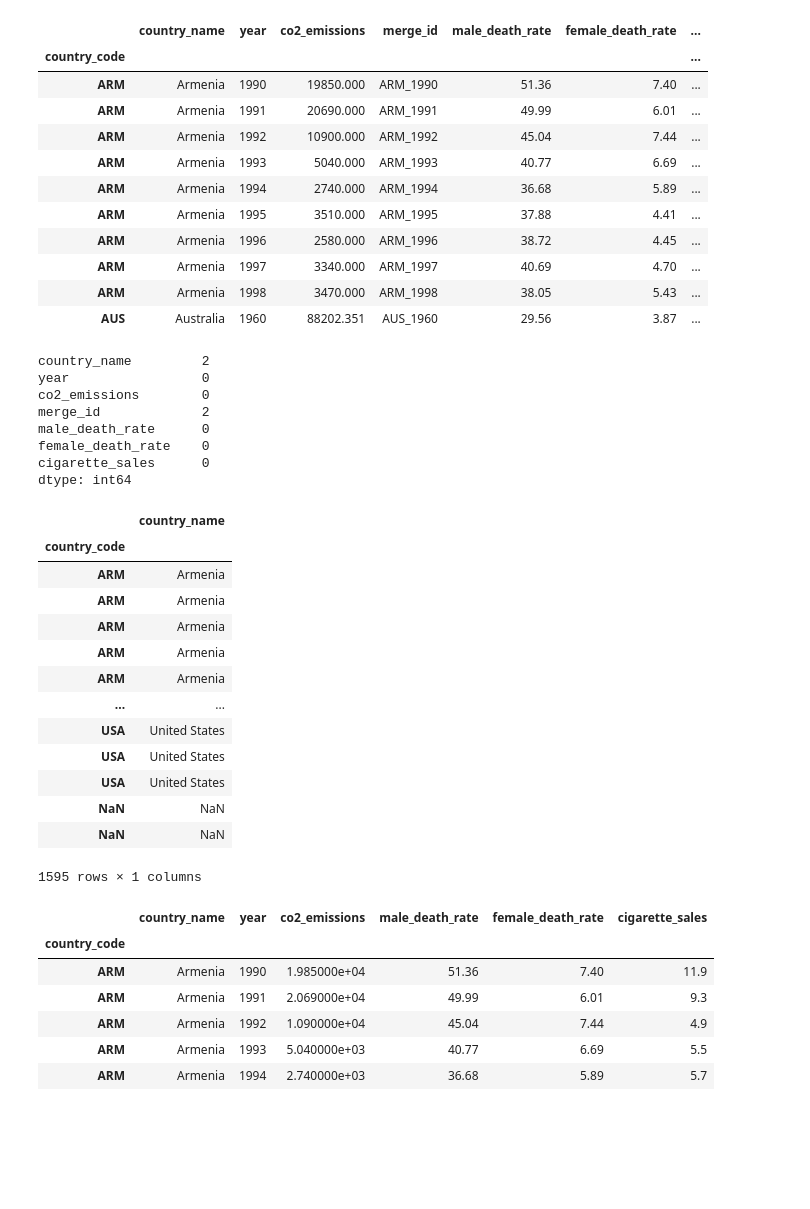
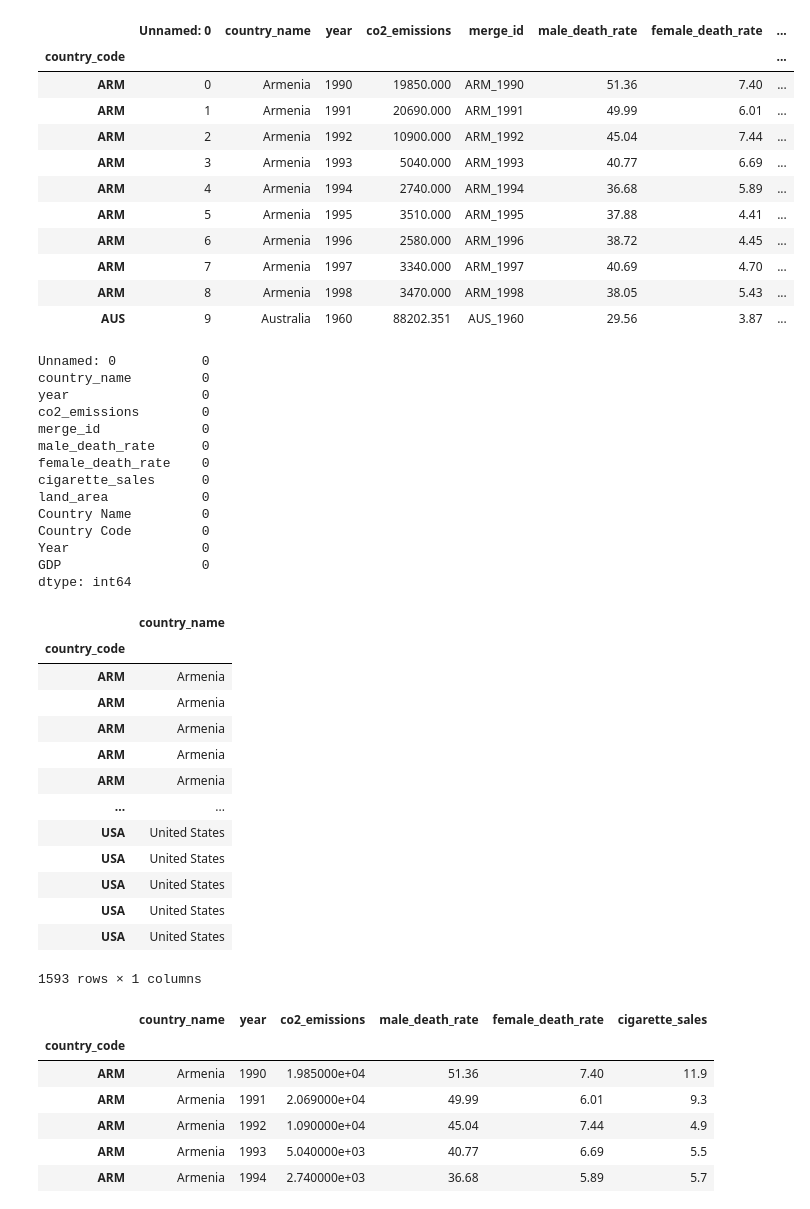
Before and after one commit to mzabrisk/final_project_group6, a Jupyter notebook: machine_learning/clusters_br.ipynb, the cells around one changed output. Drawn from its saved outputs; the diff is of its cells as text; code cells hidden in the pictures; blank space fills up the shorter version.

```diff
--- a/machine_learning/clusters_br.ipynb
+++ b/machine_learning/clusters_br.ipynb
@@ -12,30 +9,36 @@ from sklearn.cluster import KMeans
 # %%
-file_path = "../Resources/merged_data.csv"
-merged_df = pd.read_csv(file_path, index_col=0)
+file_path = "../Resources/DataWAvgGdp.csv"
+merged_df = pd.read_csv(file_path, index_col="country_code")
 merged_df.head(10)
 # %% [output]
-|  | country_name | year | co2_emissions | merge_id | male_death_rate | female_death_rate | ... |
-| country_code |  |  |  |  |  |  | ... |
-| ARM | Armenia | 1990 | 19850.000 | ARM_1990 | 51.36 | 7.40 | ... |
-| ARM | Armenia | 1991 | 20690.000 | ARM_1991 | 49.99 | 6.01 | ... |
-| ARM | Armenia | 1992 | 10900.000 | ARM_1992 | 45.04 | 7.44 | ... |
-| ARM | Armenia | 1993 | 5040.000 | ARM_1993 | 40.77 | 6.69 | ... |
-| ARM | Armenia | 1994 | 2740.000 | ARM_1994 | 36.68 | 5.89 | ... |
-| ARM | Armenia | 1995 | 3510.000 | ARM_1995 | 37.88 | 4.41 | ... |
-| ARM | Armenia | 1996 | 2580.000 | ARM_1996 | 38.72 | 4.45 | ... |
-| ARM | Armenia | 1997 | 3340.000 | ARM_1997 | 40.69 | 4.70 | ... |
-| ARM | Armenia | 1998 | 3470.000 | ARM_1998 | 38.05 | 5.43 | ... |
-| AUS | Australia | 1960 | 88202.351 | AUS_1960 | 29.56 | 3.87 | ... |
+|  | Unnamed: 0 | country_name | year | co2_emissions | merge_id | male_death_rate | female_death_rate | ... |
+| country_code |  |  |  |  |  |  |  | ... |
+| ARM | 0 | Armenia | 1990 | 19850.000 | ARM_1990 | 51.36 | 7.40 | ... |
+| ARM | 1 | Armenia | 1991 | 20690.000 | ARM_1991 | 49.99 | 6.01 | ... |
+| ARM | 2 | Armenia | 1992 | 10900.000 | ARM_1992 | 45.04 | 7.44 | ... |
+| ARM | 3 | Armenia | 1993 | 5040.000 | ARM_1993 | 40.77 | 6.69 | ... |
+| ARM | 4 | Armenia | 1994 | 2740.000 | ARM_1994 | 36.68 | 5.89 | ... |
+| ARM | 5 | Armenia | 1995 | 3510.000 | ARM_1995 | 37.88 | 4.41 | ... |
+| ARM | 6 | Armenia | 1996 | 2580.000 | ARM_1996 | 38.72 | 4.45 | ... |
+| ARM | 7 | Armenia | 1997 | 3340.000 | ARM_1997 | 40.69 | 4.70 | ... |
+| ARM | 8 | Armenia | 1998 | 3470.000 | ARM_1998 | 38.05 | 5.43 | ... |
+| AUS | 9 | Australia | 1960 | 88202.351 | AUS_1960 | 29.56 | 3.87 | ... |
 # %%
 merged_df.isnull().sum()
 # %% [output]
-country_name         2
+Unnamed: 0           0
+country_name         0
 year                 0
 co2_emissions        0
-merge_id             2
+merge_id             0
 male_death_rate      0
 female_death_rate    0
 cigarette_sales      0
+land_area            0
+Country Name         0
+Country Code         0
+Year                 0
+GDP                  0
 dtype: int64
 # %%
 country_name=pd.DataFrame(merged_df['country_name'])
@@ -52,9 +55,9 @@ country_name
 | USA | United States |
 | USA | United States |
 | USA | United States |
-| NaN | NaN |
-| NaN | NaN |
+| USA | United States |
+| USA | United States |
-1595 rows × 1 columns
+1593 rows × 1 columns
 # %%
 merged_df.drop(columns="merge_id", inplace=True)
 merged_df
```
Also changed, not shown: parts of 1 cell of this notebook.
